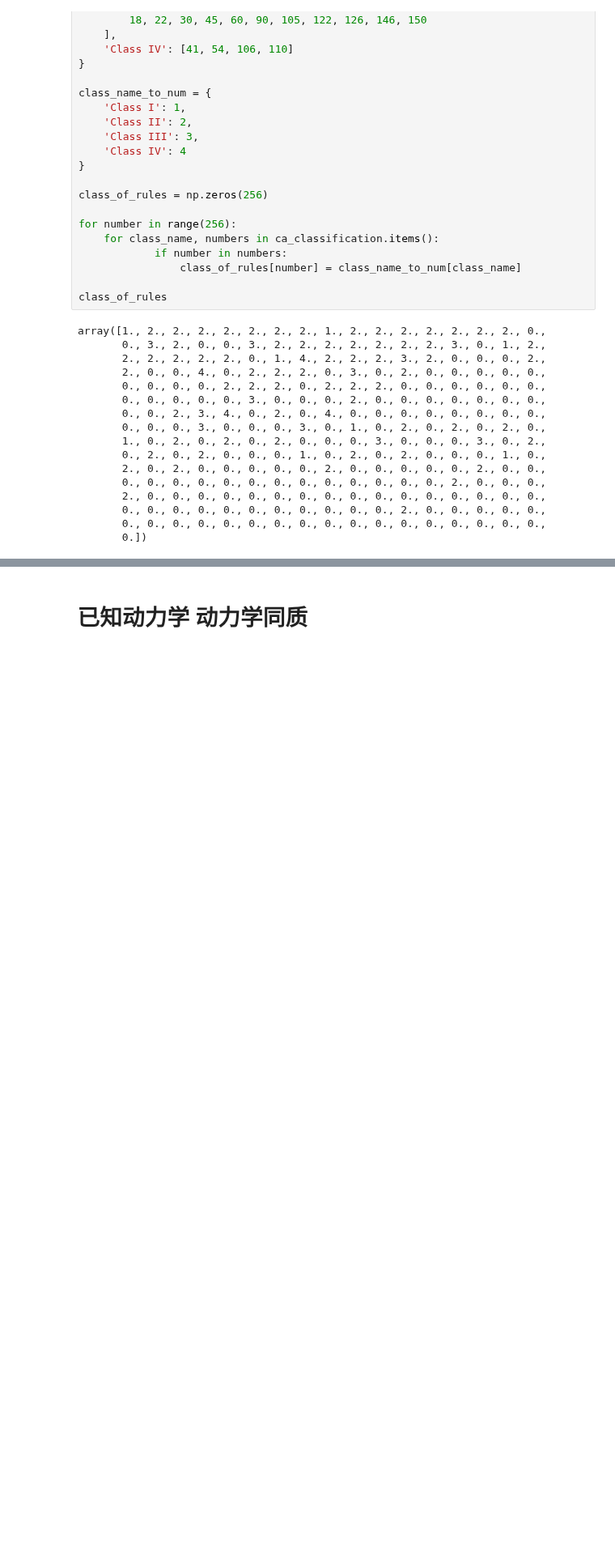
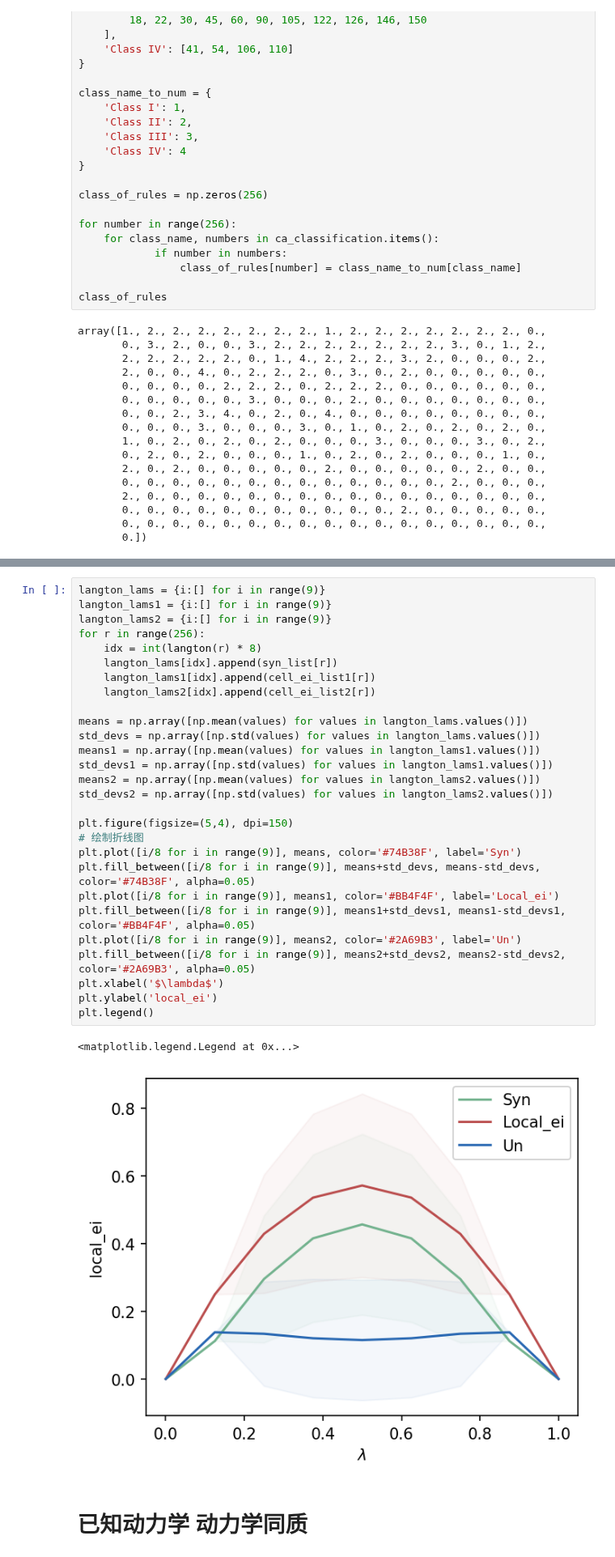
Before and after one commit to Lyn1216/Local-EI-project, a Jupyter notebook: exp/cellular automaton/local_ca.ipynb, the cells around one changed output, grey strips where cells are left out. Shown at 81% size. Cells and saved outputs as stored; diff of their text form; blank space fills up the shorter version.

```diff
--- a/exp/cellular automaton/local_ca.ipynb
+++ b/exp/cellular automaton/local_ca.ipynb
@@ -201,3 +211,34 @@ plt.show()
+# %%
+langton_lams = {i:[] for i in range(9)}
+langton_lams1 = {i:[] for i in range(9)}
+langton_lams2 = {i:[] for i in range(9)}
+for r in range(256):
+    idx = int(langton(r) * 8)
+    langton_lams[idx].append(syn_list[r])
+    langton_lams1[idx].append(cell_ei_list1[r])
+    langton_lams2[idx].append(cell_ei_list2[r])
+
+means = np.array([np.mean(values) for values in langton_lams.values()])
+std_devs = np.array([np.std(values) for values in langton_lams.values()])
+means1 = np.array([np.mean(values) for values in langton_lams1.values()])
+std_devs1 = np.array([np.std(values) for values in langton_lams1.values()])
+means2 = np.array([np.mean(values) for values in langton_lams2.values()])
+std_devs2 = np.array([np.std(values) for values in langton_lams2.values()])
+
+plt.figure(figsize=(5,4), dpi=150)
+# 绘制折线图
+plt.plot([i/8 for i in range(9)], means, color='#74B38F', label='Syn')
+plt.fill_between([i/8 for i in range(9)], means+std_devs, means-std_devs, color='#74B38F', alpha=0.05)
+plt.plot([i/8 for i in range(9)], means1, color='#BB4F4F', label='Local_ei')
+plt.fill_between([i/8 for i in range(9)], means1+std_devs1, means1-std_devs1, color='#BB4F4F', alpha=0.05)
+plt.plot([i/8 for i in range(9)], means2, color='#2A69B3', label='Un')
+plt.fill_between([i/8 for i in range(9)], means2+std_devs2, means2-std_devs2, color='#2A69B3', alpha=0.05)
+plt.xlabel('$\lambda$')
+plt.ylabel('local_ei')
+plt.legend()
+# %% [output]
+<matplotlib.legend.Legend at 0x...>
+[figure, added]
 # %% [markdown]
 # 已知动力学 动力学同质
 # %%
```
Also changed, not shown: parts of 7 cells of this notebook, 1 other file.
